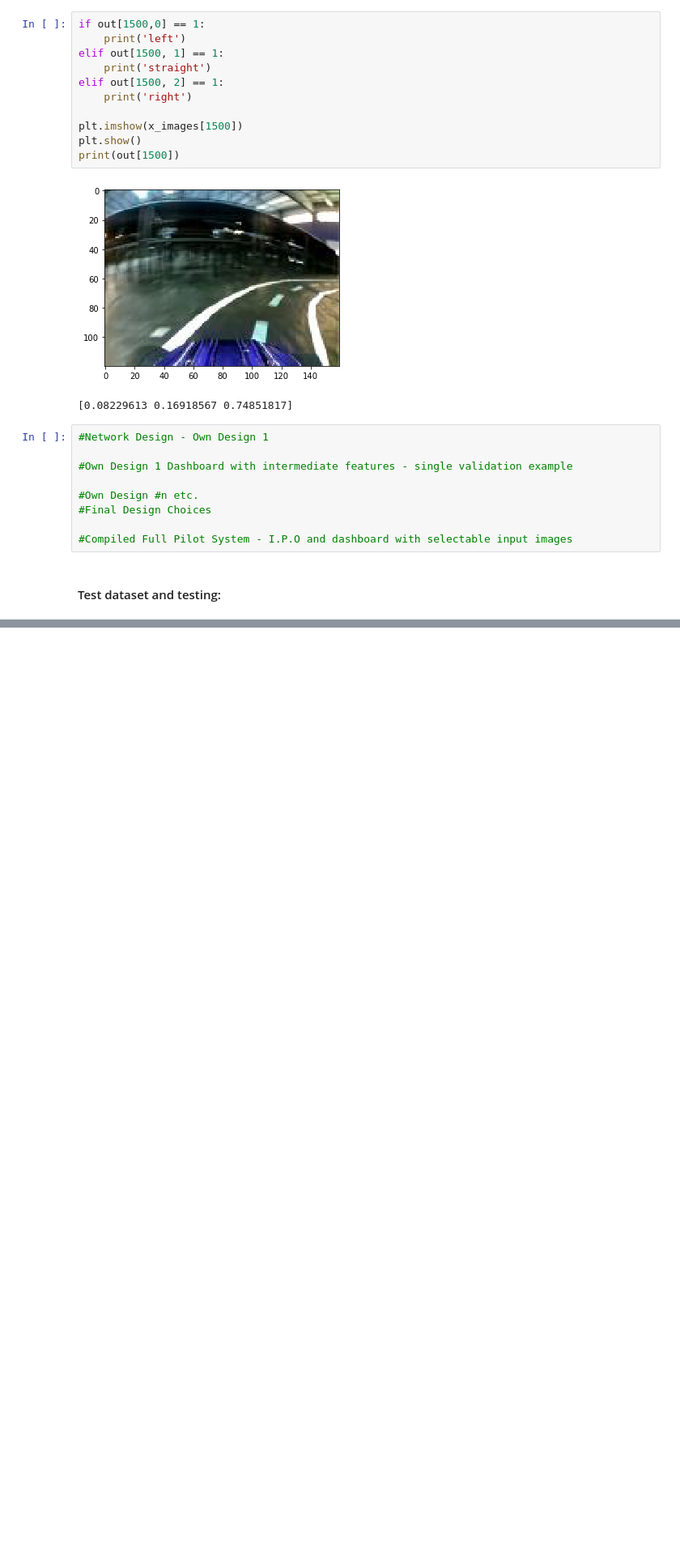
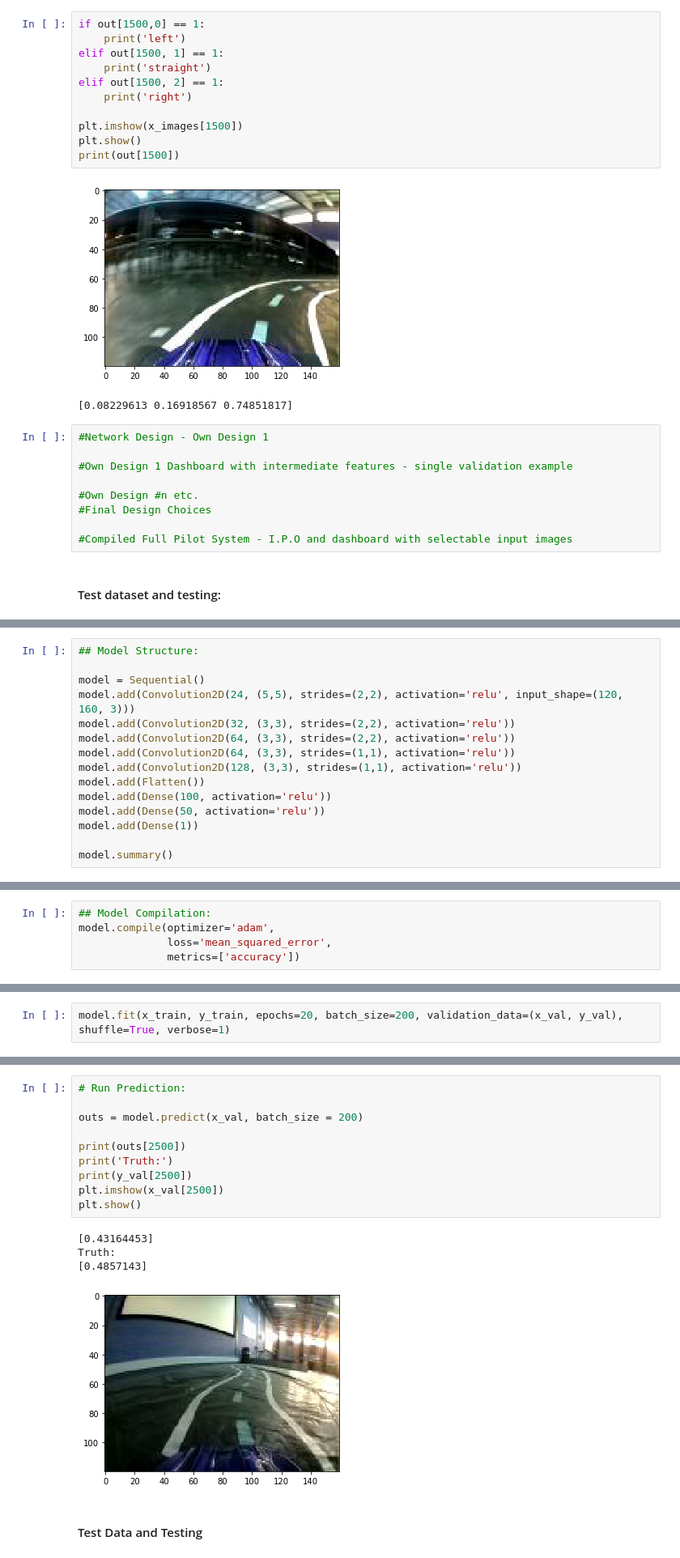
Before and after one commit to brontisaur/CounterpointDonkey, a Jupyter notebook: CPDonkey December Notebook.ipynb, the cells around one changed output, grey strips where cells are left out. Shown at 81% size. Saved outputs shown, nothing was run; the diff lists cells and outputs as text; blank space fills up the shorter version.

```diff
--- a/CPDonkey December Notebook.ipynb
+++ b/CPDonkey December Notebook.ipynb
@@ -719,0 +872,15 @@ print(out[1500])
+# %%
+## Model Structure:
+
+model = Sequential()
+model.add(Convolution2D(24, (5,5), strides=(2,2), activation='relu', input_shape=(120, 160, 3)))
+model.add(Convolution2D(32, (3,3), strides=(2,2), activation='relu'))
+model.add(Convolution2D(64, (3,3), strides=(2,2), activation='relu'))
+model.add(Convolution2D(64, (3,3), strides=(1,1), activation='relu'))
+model.add(Convolution2D(128, (3,3), strides=(1,1), activation='relu'))
+model.add(Flatten())
+model.add(Dense(100, activation='relu'))
+model.add(Dense(50, activation='relu'))
+model.add(Dense(1))
+
+model.summary()
@@ -719,0 +905,5 @@ print(out[1500])
+# %%
+## Model Compilation:
+model.compile(optimizer='adam',
+              loss='mean_squared_error',
+              metrics=['accuracy'])
@@ -719,0 +912,2 @@ print(out[1500])
+# %%
+model.fit(x_train, y_train, epochs=20, batch_size=200, validation_data=(x_val, y_val), shuffle=True, verbose=1)
@@ -719,0 +933,17 @@ print(out[1500])
+# %%
+# Run Prediction:
+
+outs = model.predict(x_val, batch_size = 200)
+
+print(outs[2500])
+print('Truth:')
+print(y_val[2500])
+plt.imshow(x_val[2500])
+plt.show()
+# %% [output]
+[0.43164453]
+Truth:
+[0.4857143]
+[figure, added]
+# %% [markdown]
+#### Test Data and Testing
```
Also changed, not shown: parts of 15 cells of this notebook, 1 other file.
